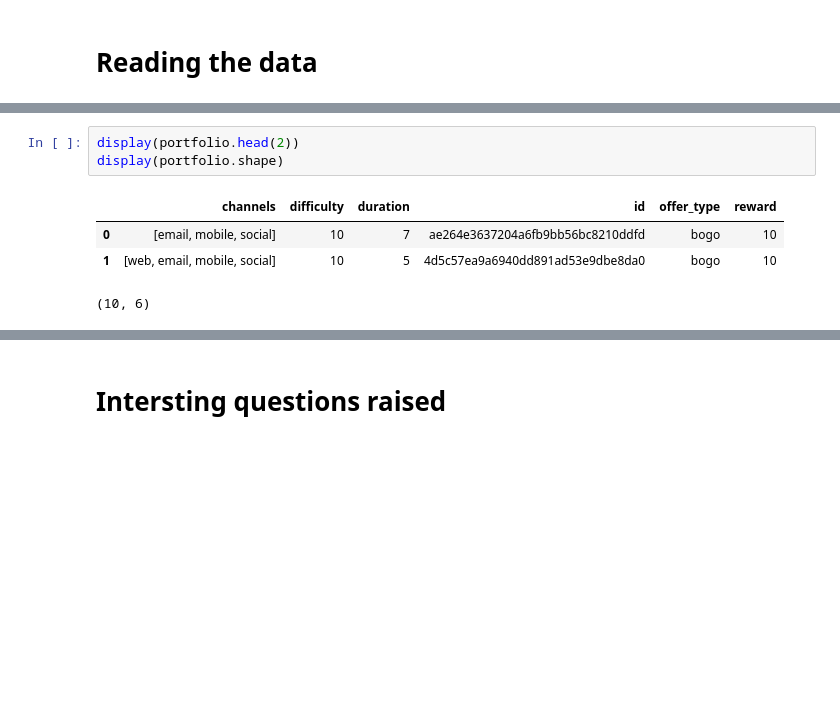
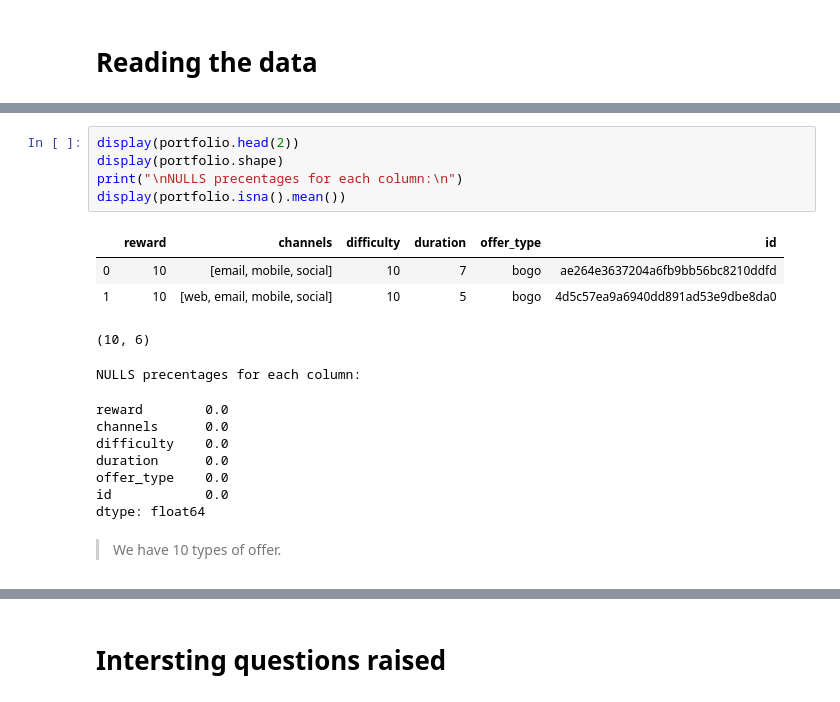
Before and after one commit to SaudAltamimi/DSND-Starbucks_Capstone_Project, a Jupyter notebook: Starbucks_Capstone_notebook.ipynb, the cells around one changed output, grey strips where cells are left out. Saved outputs shown, nothing was run; the diff lists cells and outputs as text; blank space fills up the shorter version.

```diff
--- a/Starbucks_Capstone_notebook.ipynb
+++ b/Starbucks_Capstone_notebook.ipynb
@@ -75,8 +101,20 @@ transcript = pd.read_json(path_to_data + 'transcript.json', orient='records', li
 # %%
 display(portfolio.head(2))
 display(portfolio.shape)
+print("\nNULLS precentages for each column:\n")
+display(portfolio.isna().mean())
 # %% [output]
-|  | channels | difficulty | duration | id | offer_type | reward |
-| 0 | [email, mobile, social] | 10 | 7 | ae264e3637204a6fb9bb56bc8210ddfd | bogo | 10 |
-| 1 | [web, email, mobile, social] | 10 | 5 | 4d5c57ea9a6940dd891ad53e9dbe8da0 | bogo | 10 |
+|  | reward | channels | difficulty | duration | offer_type | id |
+| 0 | 10 | [email, mobile, social] | 10 | 7 | bogo | ae264e3637204a6fb9bb56bc8210ddfd |
+| 1 | 10 | [web, email, mobile, social] | 10 | 5 | bogo | 4d5c57ea9a6940dd891ad53e9dbe8da0 |
 (10, 6)
+NULLS precentages for each column:
+reward        0.0
+channels      0.0
+difficulty    0.0
+duration      0.0
+offer_type    0.0
+id            0.0
+dtype: float64
+# %% [markdown]
+> We have 10 types of offer.
```
Also changed, not shown: parts of 31 cells of this notebook.
